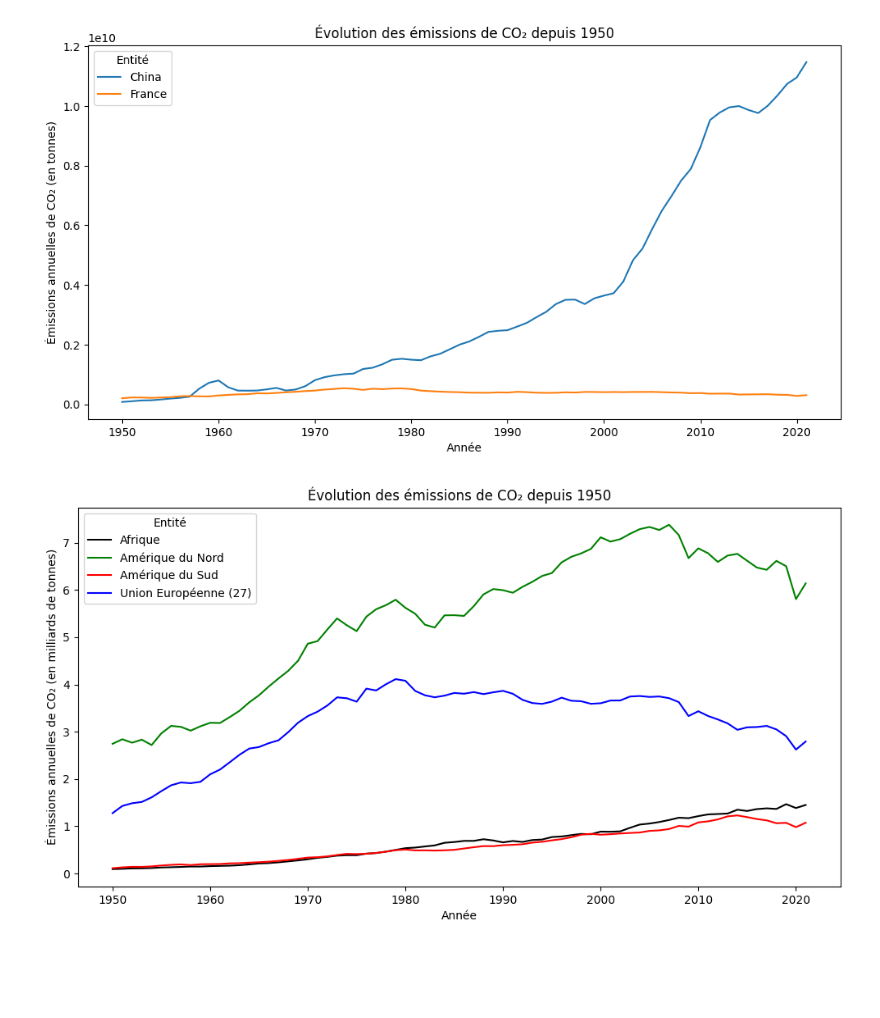
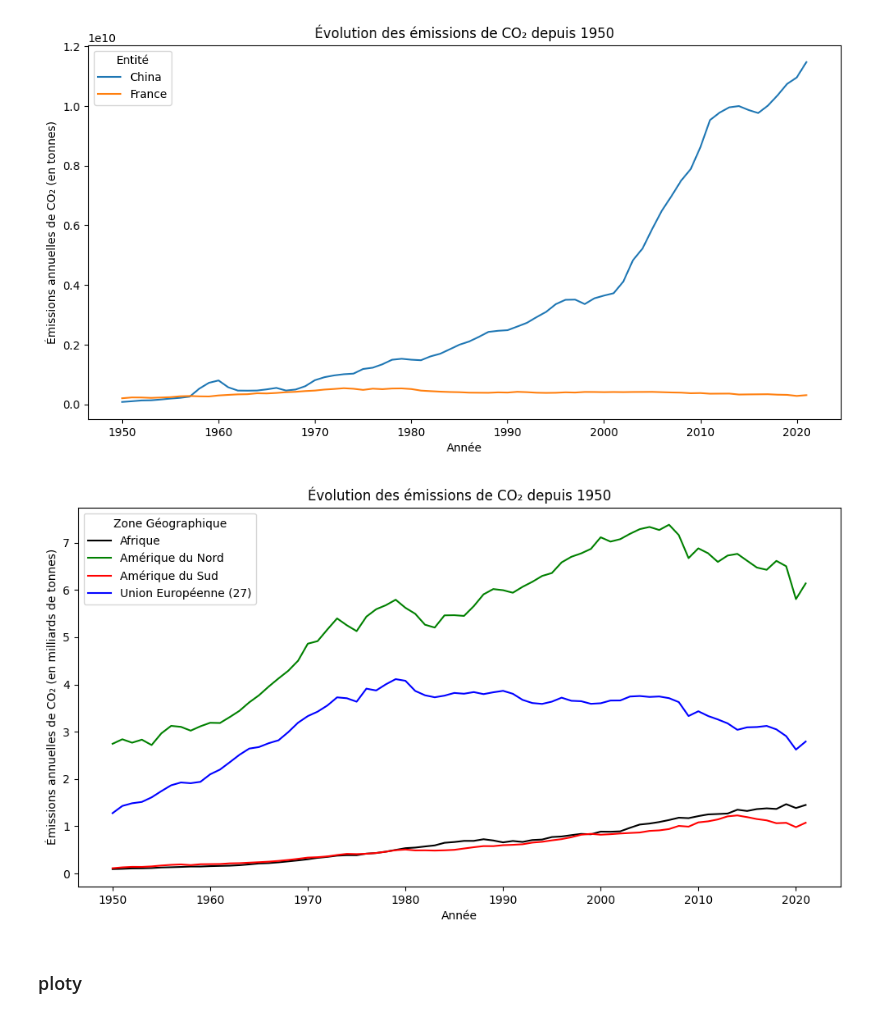
Before and after one commit to louis-sanna-eki/graph-generation, a Jupyter notebook: notebooks/CO2_graphs.ipynb, the cells around one changed output. Drawn from its saved outputs; the diff is of its cells as text; code cells hidden in the pictures; blank space fills up the shorter version.

```diff
--- a/notebooks/CO2_graphs.ipynb
+++ b/notebooks/CO2_graphs.ipynb
@@ -86,32 +91,34 @@ filtered_data = data[(data['Year'] >= 1950) & (data['Entity'].isin(entities))]
 grouped_data = filtered_data.groupby(['Year', 'Entity'])['Annual CO₂ emissions'].sum().unstack()
 
 # Define specific colors for each continent
 colors = {"Africa": "black", "European Union (27)": "blue", "North America": "green", "South America": "red"}
 
 # Translation dictionary for entity names
 entity_translations = {
     "Africa": "Afrique",
     "European Union (27)": "Union Européenne (27)",
     "North America": "Amérique du Nord",
     "South America": "Amérique du Sud"
 }
 
 # Sort entities by French alphabetical order
 sorted_entities = sorted(entity_translations.keys(), key=lambda x: entity_translations[x])
 
 # Create the plot
 plt.figure(figsize=(12, 6))
 for entity in sorted_entities:
     translated_entity = entity_translations[entity]
     plt.plot(grouped_data.index, grouped_data[entity]/1e9, label=translated_entity, color=colors[entity])
 
 # Adding labels, title, and legend in French
 plt.xlabel('Année')
 plt.ylabel('Émissions annuelles de CO₂ (en milliards de tonnes)')
 plt.title('Évolution des émissions de CO₂ depuis 1950')
-plt.legend(title='Entité')
+plt.legend(title='Zone Géographique')
 
 # Show the plot
 plt.show()
 # %% [output]
-[figure, old version]
+[figure, new version]
+# %% [markdown]
+### ploty
```
Also changed, not shown: parts of 3 cells of this notebook.
